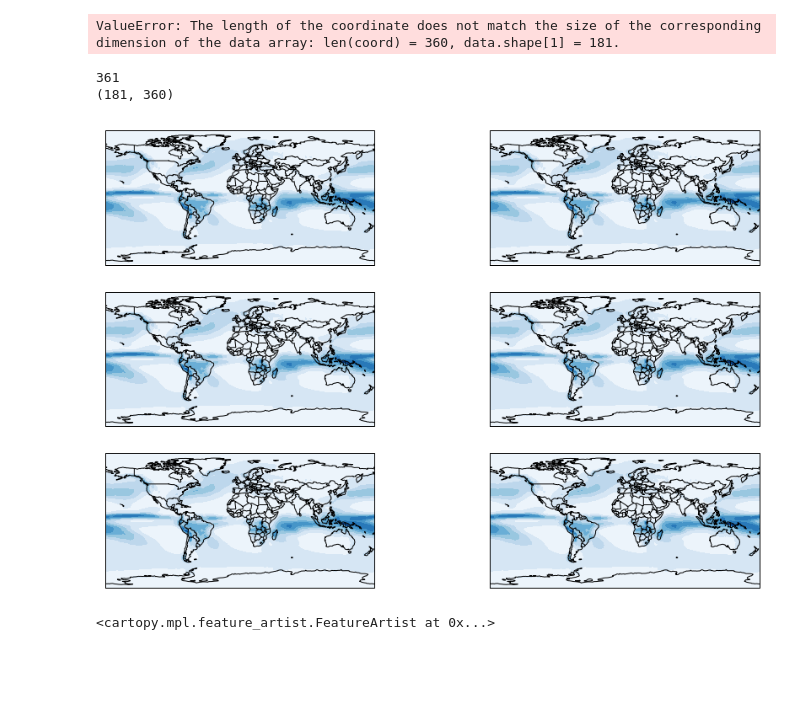
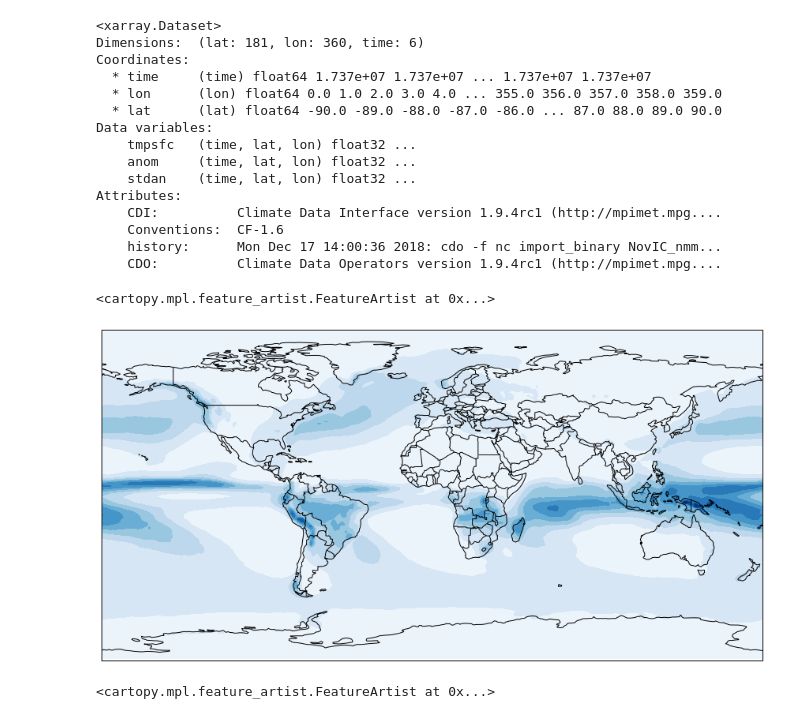
Before and after one commit to rodblack/PAIC, a Jupyter notebook: Cartopy v0-Copy1.2.ipynb, the cells around one changed output. Cells and saved outputs as stored; diff of their text form; code cells hidden in the pictures; blank space fills up the shorter version.

```diff
--- a/Cartopy v0-Copy1.2.ipynb
+++ b/Cartopy v0-Copy1.2.ipynb
@@ -9,5 +12,0 @@ from cartopy.util import add_cyclic_point
-# %%
-# file = nc.Dataset('sst.mnmean.v4.nc')
-
-file = xr.open_dataset('dadosiri/NovIC_nmme_precip_anom_stdanom.nc')
-# sresa1b_ncar_ccsm3-example.nc sst.mnmean.v4.nc
@@ -33,3 +118,21 @@ Attributes:
+# %%
+print(file)
+# %% [output]
+<xarray.Dataset>
+Dimensions:  (lat: 181, lon: 360, time: 6)
+Coordinates:
+  * time     (time) float64 1.737e+07 1.737e+07 ... 1.737e+07 1.737e+07
+  * lon      (lon) float64 0.0 1.0 2.0 3.0 4.0 ... 355.0 356.0 357.0 358.0 359.0
+  * lat      (lat) float64 -90.0 -89.0 -88.0 -87.0 -86.0 ... 87.0 88.0 89.0 90.0
+Data variables:
+    tmpsfc   (time, lat, lon) float32 ...
+    anom     (time, lat, lon) float32 ...
+    stdan    (time, lat, lon) float32 ...
+Attributes:
+    CDI:          Climate Data Interface version 1.9.4rc1 (http://mpimet.mpg....
+    Conventions:  CF-1.6
+    history:      Mon Dec 17 14:00:36 2018: cdo -f nc import_binary NovIC_nmm...
+    CDO:          Climate Data Operators version 1.9.4rc1 (http://mpimet.mpg....
 # %%
 # file
 
@@ -38,28 +141,18 @@ lon = file['lon'][:]
 var = file['precip'][:,:,:]
 # %%
 cvar, clon = add_cyclic_point(var[0,:,:].values, coord=lon, axis=1)
-cvar2, clon = add_cyclic_point(var.values, coord=lon, axis=1)
-# %% [output]
-ValueError: The length of the coordinate does not match the size of the corresponding dimension of the data array: len(coord) = 360, data.shape[1] = 181.
-# %%
-print(len(clon))
-print(var.shape)
-# %% [output]
-361
-(181, 360)
 # %%
-fig, ax = plt.subplots(figsize=(15,10),nrows = 3, ncols = 2, subplot_kw={'projection': ccrs.PlateCarree()}, sharex = False)
+fig = plt.figure(figsize=(15,10))
+ax = fig.add_subplot(111,projection=ccrs.PlateCarree())
 
-for i in range(3):
-    for j in range(2):
-
-        contour = ax[i, j].contourf(clon, lat, cvar, levels = np.arange(0,20,2),
+ax.contourf(clon, lat, cvar, levels = np.arange(0,20,2) ,
               transform=ccrs.PlateCarree(),cmap = plt.get_cmap('Blues'), extend='both')
 
-        ax[i, j].add_feature(cfeature.BORDERS,zorder=2,edgecolor='k')
-        ax[i, j].add_feature(cfeature.COASTLINE)
+ax.add_feature(cfeature.BORDERS)
+ax.add_feature(cfeature.COASTLINE)
 # %% [output]
+<cartopy.mpl.feature_artist.FeatureArtist at 0x...>
-[figure, old version]
+[figure, new version]
 # %%
 #fig = plt.figure(figsize=(15,10))
 #interval = np.arange(0,5.25,0.25)
```
Also changed, not shown: parts of 3 cells of this notebook.
